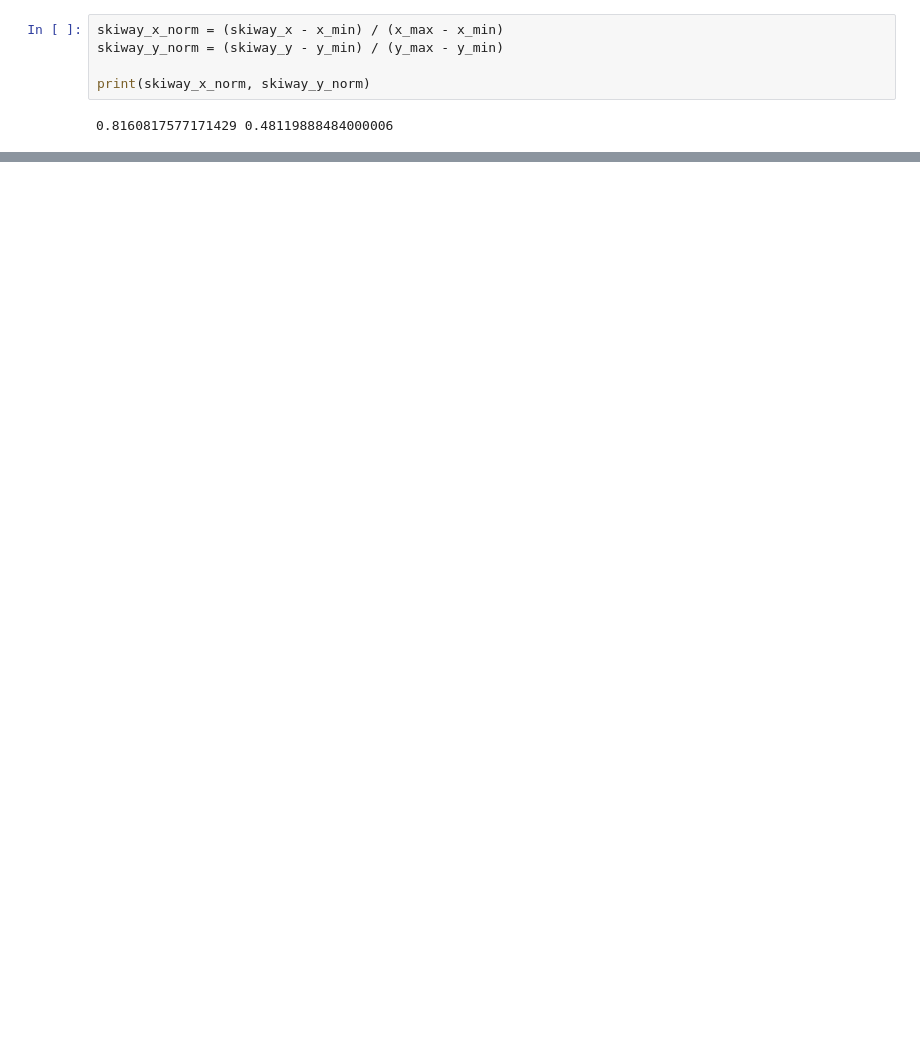
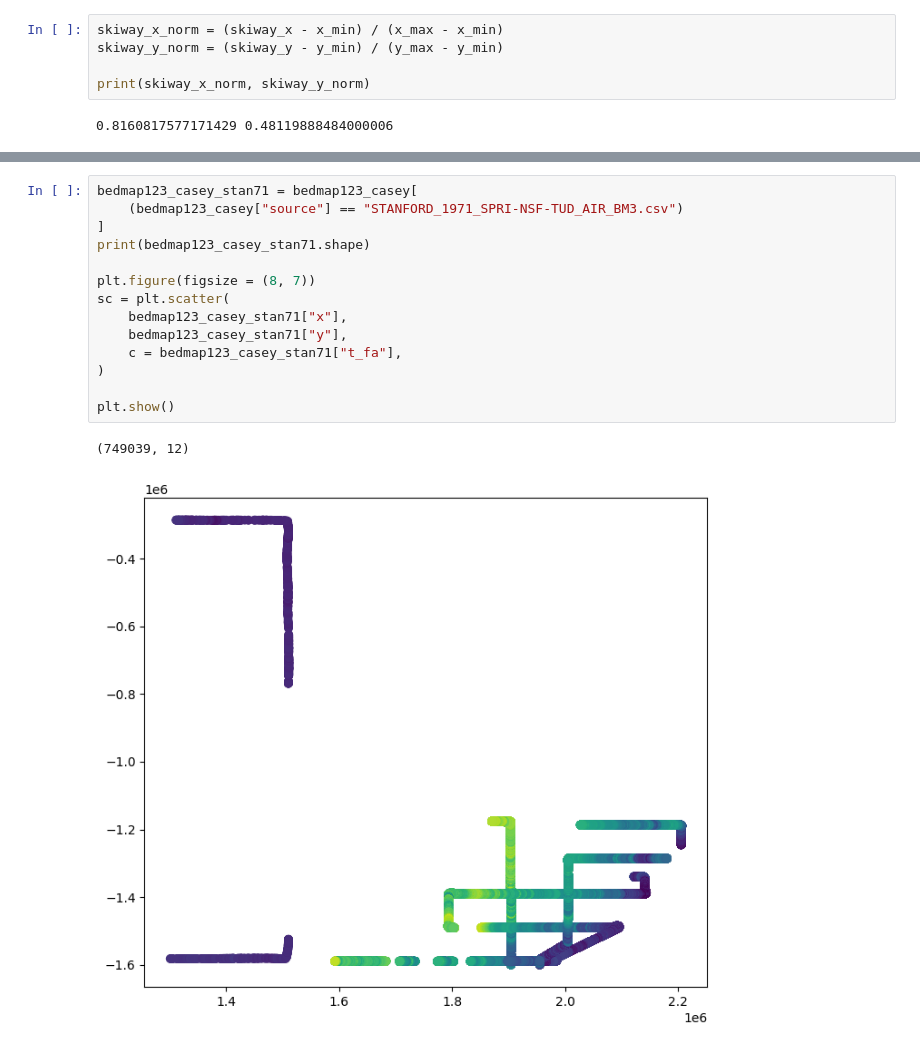
Before and after one commit to kimbente/BO4AIS, a Jupyter notebook: preprocess_ice_thickness_points.ipynb, the cells around one changed output, grey strips where cells are left out. Drawn from its saved outputs; the diff is of its cells as text; blank space fills up the shorter version.

```diff
--- a/preprocess_ice_thickness_points.ipynb
+++ b/preprocess_ice_thickness_points.ipynb
@@ -132,0 +185,17 @@ bedmap123_casey
+# %%
+bedmap123_casey_stan71 = bedmap123_casey[
+    (bedmap123_casey["source"] == "STANFORD_1971_SPRI-NSF-TUD_AIR_BM3.csv")
+]
+print(bedmap123_casey_stan71.shape)
+
+plt.figure(figsize = (8, 7))
+sc = plt.scatter(
+    bedmap123_casey_stan71["x"],
+    bedmap123_casey_stan71["y"],
+    c = bedmap123_casey_stan71["t_fa"],
+)
+
+plt.show()
+# %% [output]
+(749039, 12)
+[figure, added]
```
Also changed, not shown: parts of 34 cells of this notebook, 18 other files.
